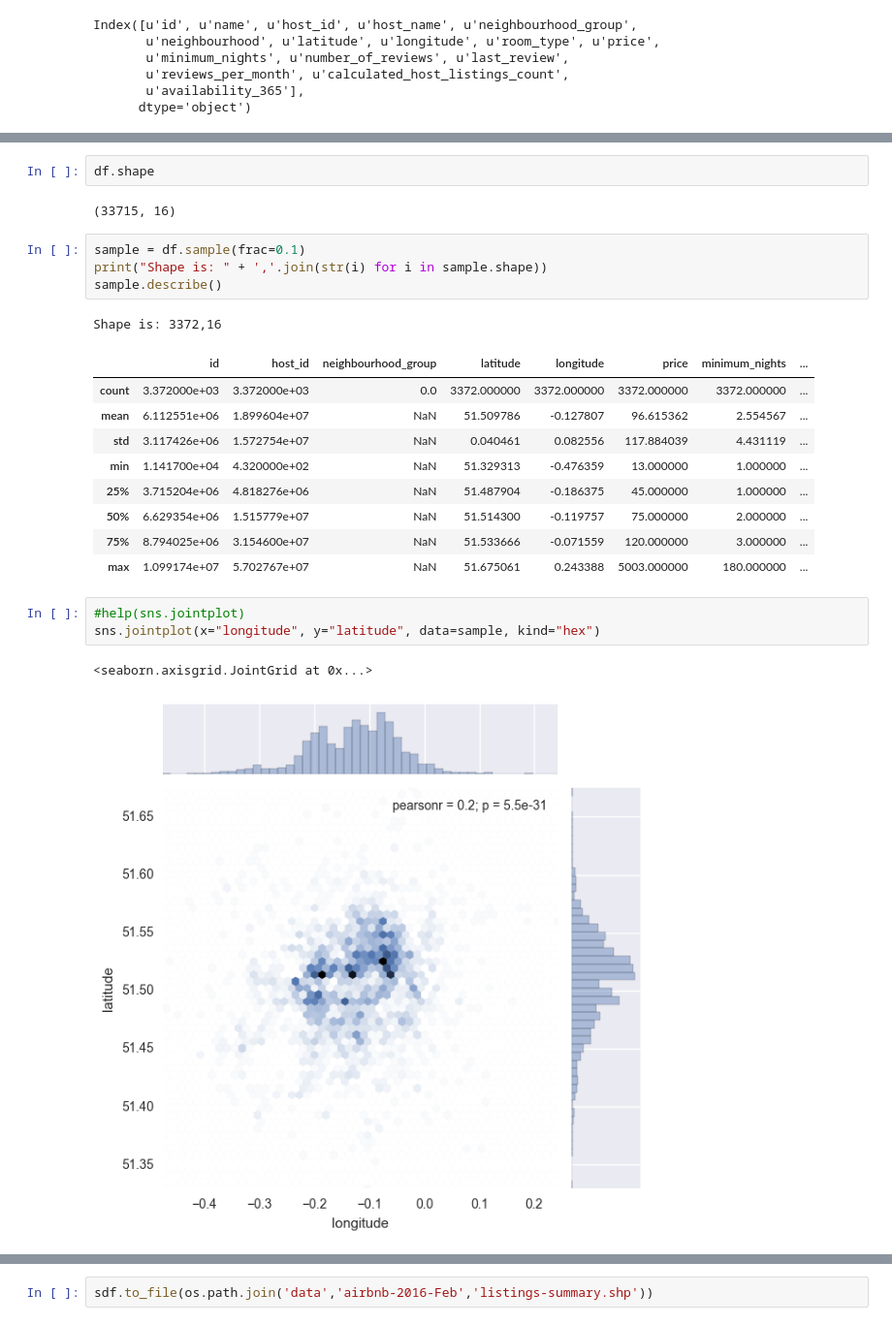
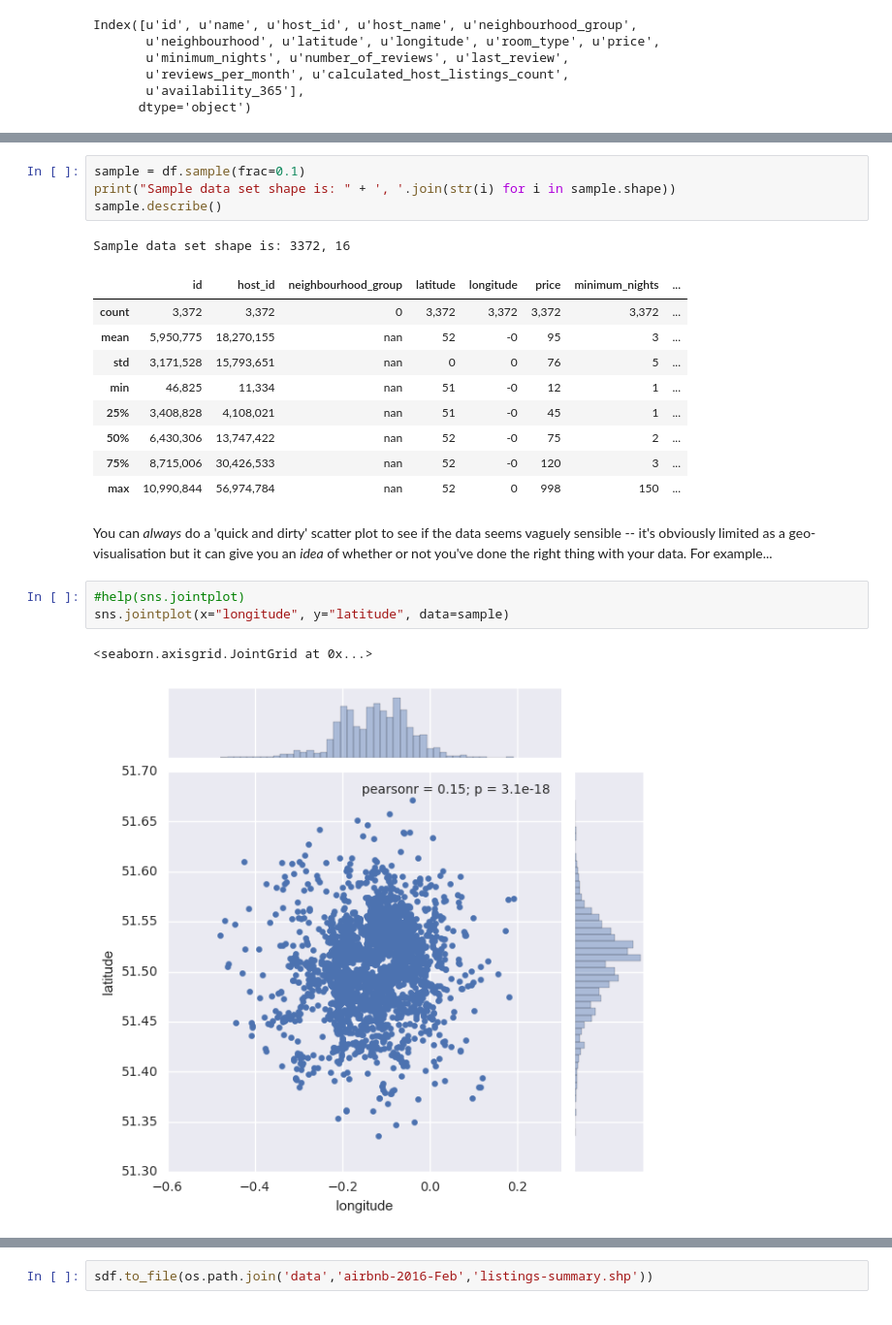
Before and after one commit to kingsgeocomp/spatial-analysis, a Jupyter notebook: AirBnB Analysis.ipynb, the cells around one changed output, grey strips where cells are left out. Shown: that part at 97% size. Cells and saved outputs as stored; diff of their text form.

```diff
--- a/AirBnB Analysis.ipynb
+++ b/AirBnB Analysis.ipynb
@@ -253,25 +217,23 @@ df.head(2)
-# %%
-df.shape
-# %% [output]
-(33715, 16)
 # %%
 sample = df.sample(frac=0.1)
-print("Shape is: " + ','.join(str(i) for i in sample.shape))
+print("Sample data set shape is: " + ', '.join(str(i) for i in sample.shape))
 sample.describe()
 # %% [output]
-Shape is: 3372,16
+Sample data set shape is: 3372, 16
 |  | id | host_id | neighbourhood_group | latitude | longitude | price | minimum_nights | ... |
-| count | 3.372000e+03 | 3.372000e+03 | 0.0 | 3372.000000 | 3372.000000 | 3372.000000 | 3372.000000 | ... |
-| mean | 6.112551e+06 | 1.899604e+07 | NaN | 51.509786 | -0.127807 | 96.615362 | 2.554567 | ... |
-| std | 3.117426e+06 | 1.572754e+07 | NaN | 0.040461 | 0.082556 | 117.884039 | 4.431119 | ... |
-| min | 1.141700e+04 | 4.320000e+02 | NaN | 51.329313 | -0.476359 | 13.000000 | 1.000000 | ... |
-| 25% | 3.715204e+06 | 4.818276e+06 | NaN | 51.487904 | -0.186375 | 45.000000 | 1.000000 | ... |
-| 50% | 6.629354e+06 | 1.515779e+07 | NaN | 51.514300 | -0.119757 | 75.000000 | 2.000000 | ... |
-| 75% | 8.794025e+06 | 3.154600e+07 | NaN | 51.533666 | -0.071559 | 120.000000 | 3.000000 | ... |
-| max | 1.099174e+07 | 5.702767e+07 | NaN | 51.675061 | 0.243388 | 5003.000000 | 180.000000 | ... |
+| count | 3,372 | 3,372 | 0 | 3,372 | 3,372 | 3,372 | 3,372 | ... |
+| mean | 5,950,775 | 18,270,155 | nan | 52 | -0 | 95 | 3 | ... |
+| std | 3,171,528 | 15,793,651 | nan | 0 | 0 | 76 | 5 | ... |
+| min | 46,825 | 11,334 | nan | 51 | -0 | 12 | 1 | ... |
+| 25% | 3,408,828 | 4,108,021 | nan | 51 | -0 | 45 | 1 | ... |
+| 50% | 6,430,306 | 13,747,422 | nan | 52 | -0 | 75 | 2 | ... |
+| 75% | 8,715,006 | 30,426,533 | nan | 52 | -0 | 120 | 3 | ... |
+| max | 10,990,844 | 56,974,784 | nan | 52 | 0 | 998 | 150 | ... |
+# %% [markdown]
+You can _always_ do a 'quick and dirty' scatter plot to see if the data seems vaguely sensible -- it's obviously limited as a geo-visualisation but it can give you an _idea_ of whether or not you've done the right thing with your data. For example...
 # %%
 #help(sns.jointplot)
-sns.jointplot(x="longitude", y="latitude", data=sample, kind="hex")
+sns.jointplot(x="longitude", y="latitude", data=sample)
 # %% [output]
 <seaborn.axisgrid.JointGrid at 0x...>
-[figure, old version]
+[figure, new version]
```
Also changed, not shown: parts of 17 cells of this notebook.
